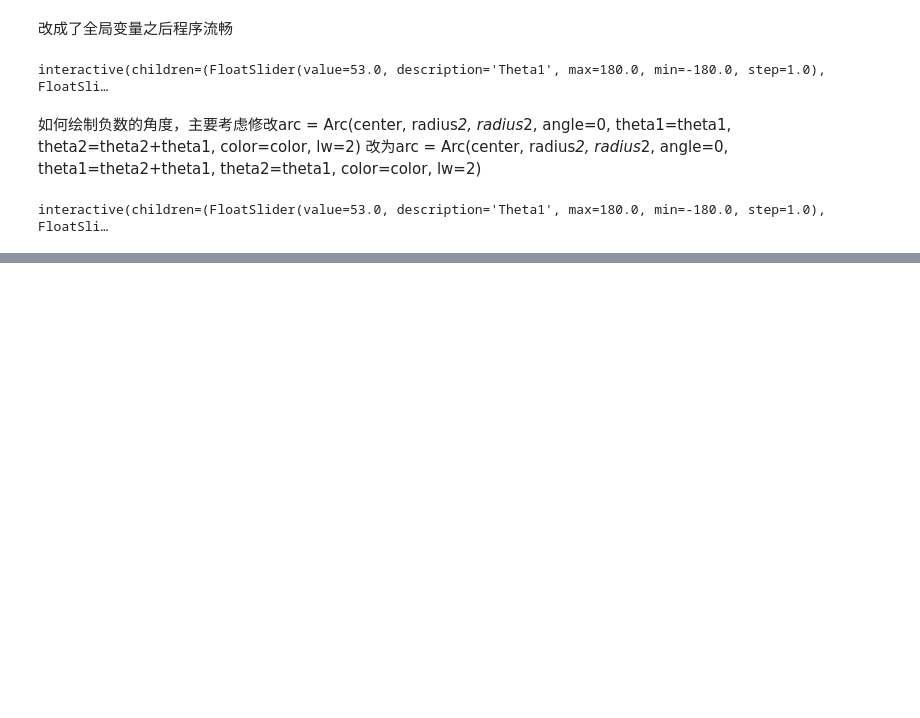
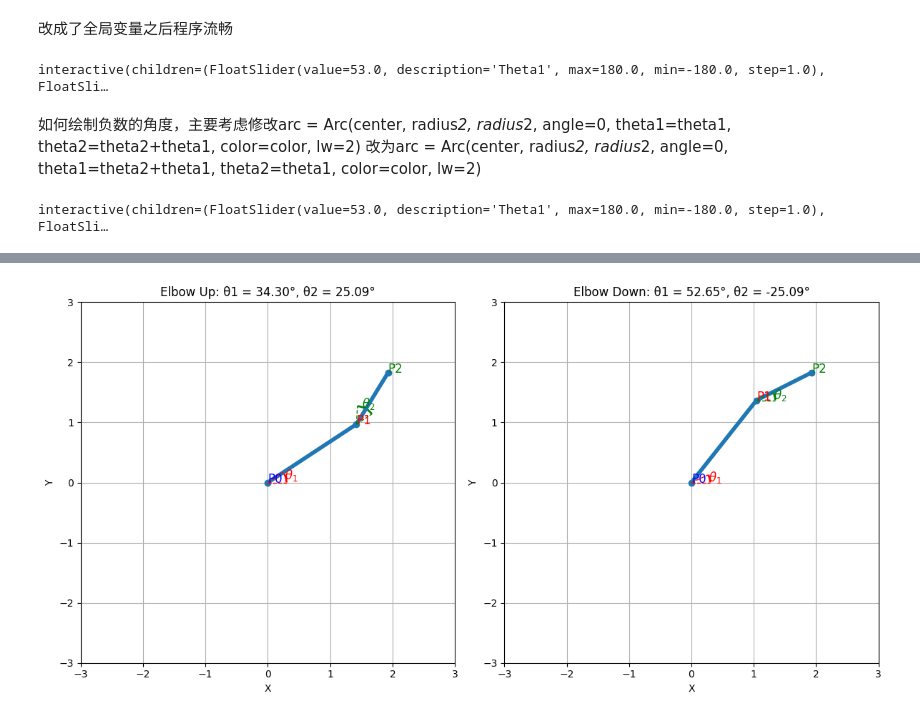
Before and after one commit to neomakers/AppliedRobotics, a Jupyter notebook: python_可视化代码问题.ipynb, the cells around one changed output, grey strips where cells are left out. Cells and saved outputs as stored; diff of their text form; code cells hidden in the pictures; blank space fills up the shorter version.

Commit message:
inverse

```diff
--- a/python_可视化代码问题.ipynb
+++ b/python_可视化代码问题.ipynb
@@ -580,0 +422,9 @@ interactive(children=(FloatSlider(value=53.0, description='Theta1', max=180.0, m
+# %%
+from robot_kinematics import plot_robot_inverse# 示例：给定末端执行器的位置
+x = 1.93
+y = 1.83
+
+# 绘制机器人两种不同的逆运动学解
+plot_robot_inverse(x, y)
+# %% [output]
+[figure, added]
```
Also changed, not shown: parts of 1 cell of this notebook, 2 other files.
